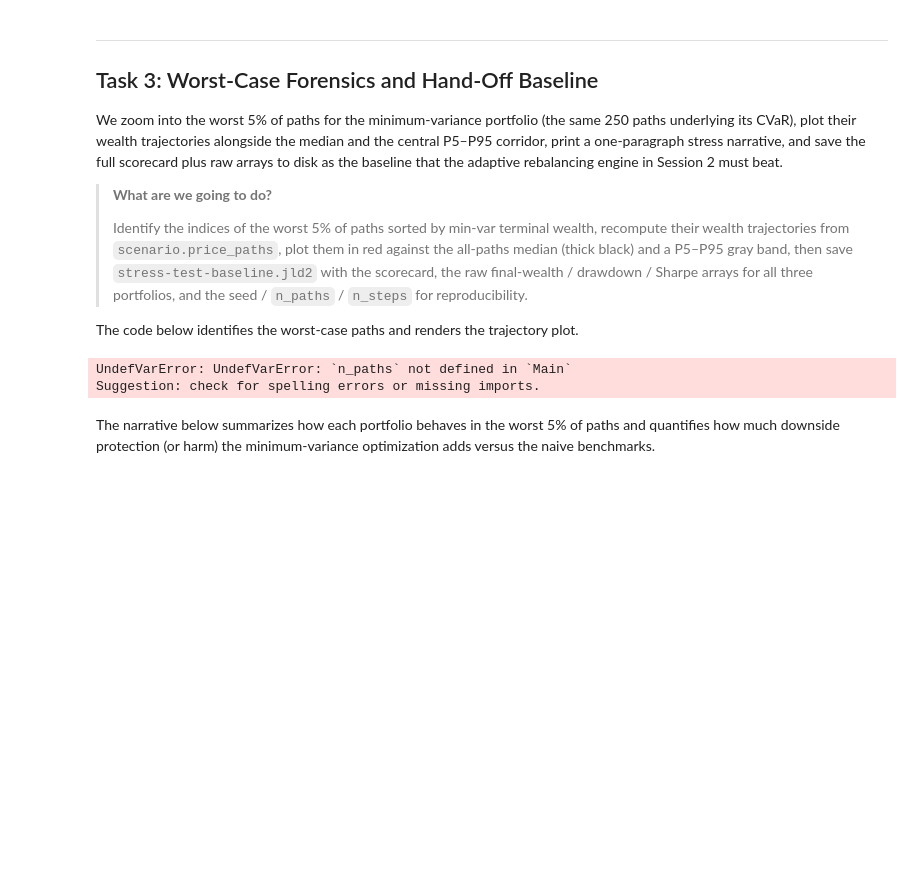
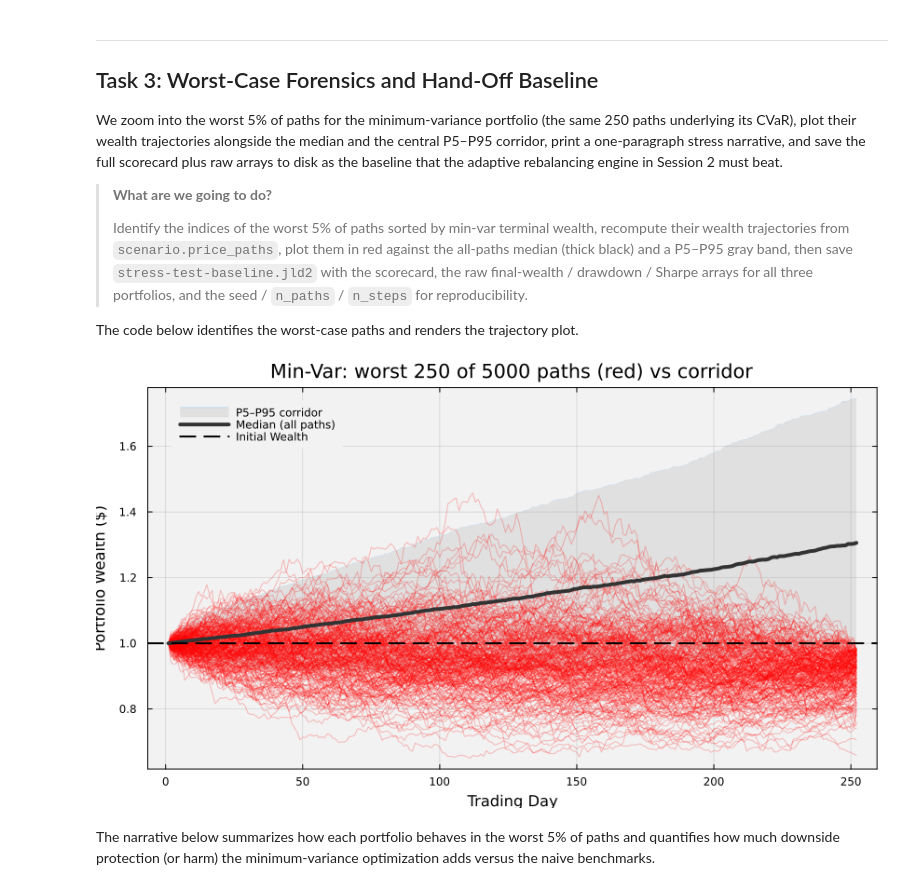
Before and after one commit to varnerlab/eCornell-AI-finance-lectures, a Jupyter notebook: lectures/session-1/eCornell-AI-Finance-S1-Example-StressTestMinVariancePortfolio-May-2026.ipynb, the cells around one changed output. Cells and saved outputs as stored; diff of their text form; code cells hidden in the pictures; blank space fills up the shorter version.

```diff
--- a/lectures/session-1/eCornell-AI-Finance-S1-Example-StressTestMinVariancePortfolio-May-2026.ipynb
+++ b/lectures/session-1/eCornell-AI-Finance-S1-Example-StressTestMinVariancePortfolio-May-2026.ipynb
@@ -244,6 +247,7 @@ let
     # --- Step 1: Identify the worst 5% of paths for the min-var portfolio ---
     n_tail = max(1, floor(Int, 0.05 * n_paths));
     worst_idx = partialsortperm(result_mv.final_wealth, 1:n_tail);
+    IW = B₀; # initial wealth for the buy-and-hold backtest
 
     # --- Step 2: Recompute wealth trajectories for ALL paths (min-var) ---
     K = length(my_tickers);
@@ -252,40 +256,39 @@ let
         shares = [(B₀ * allocation_weights[k]) / scenario.price_paths[p, 1, k] for k ∈ 1:K];
         for t ∈ 1:n_steps
             wealth_all[t, p] = sum(shares[k] * scenario.price_paths[p, t, k] for k ∈ 1:K);
         end
     end
 
     # --- Step 3: Median + P5–P95 corridor + worst-tail paths ---
     median_traj = [median(wealth_all[t, :]) for t ∈ 1:n_steps];
     p05_traj    = [quantile(wealth_all[t, :], 0.05) for t ∈ 1:n_steps];
     p95_traj    = [quantile(wealth_all[t, :], 0.95) for t ∈ 1:n_steps];
 
     # --- Step 4: Plot the corridor + worst-tail in red ---
-    p = plot(1:n_steps, p95_traj,
-        fillrange = p05_traj, fillalpha = 0.20, fillcolor = :gray60,
+    p = plot(1:n_steps, p95_traj/IW,
+        fillrange = p05_traj/IW, fillalpha = 0.20, fillcolor = :gray60,
         lw = 0, label = "P5–P95 corridor",
         xlabel = "Trading Day",
         ylabel = "Portfolio Wealth (\$)",
         fontsize = 18,
         size = (850, 480));
     # the worst 5% of paths in red, lightly drawn
     for idx ∈ worst_idx
-        plot!(p, 1:n_steps, wealth_all[:, idx],
+        plot!(p, 1:n_steps, wealth_all[:, idx]/IW,
             lw = 1, c = :red, alpha = 0.25, label = "");
     end
-    plot!(p, 1:n_steps, median_traj, lw = 4, c = :gray20, label = "Median (all paths)");
-    hline!(p, [B₀], lw = 2, ls = :dash, c = :black, label = "Initial Wealth");
+    plot!(p, 1:n_steps, median_traj/IW, lw = 4, c = :gray20, label = "Median (all paths)");
+    hline!(p, [B₀/IW], lw = 2, ls = :dash, c = :black, label = "Initial Wealth");
     plot!(p, bg = "gray95",
         background_color_outside = "white",
         framestyle = :box,
         fg_legend = :transparent,
         legend = :topleft);
     title!(p, "Min-Var: worst $(n_tail) of $(n_paths) paths (red) vs corridor")
     display(p)
 end
 # %% [output]
-UndefVarError: UndefVarError: `n_paths` not defined in `Main`
-Suggestion: check for spelling errors or missing imports.
+[figure, added]
 # %% [markdown]
 The narrative below summarizes how each portfolio behaves in the worst 5% of paths and quantifies how much downside protection (or harm) the minimum-variance optimization adds versus the naive benchmarks.
 # %%
```
Also changed, not shown: parts of 7 cells of this notebook, 1 other file.
